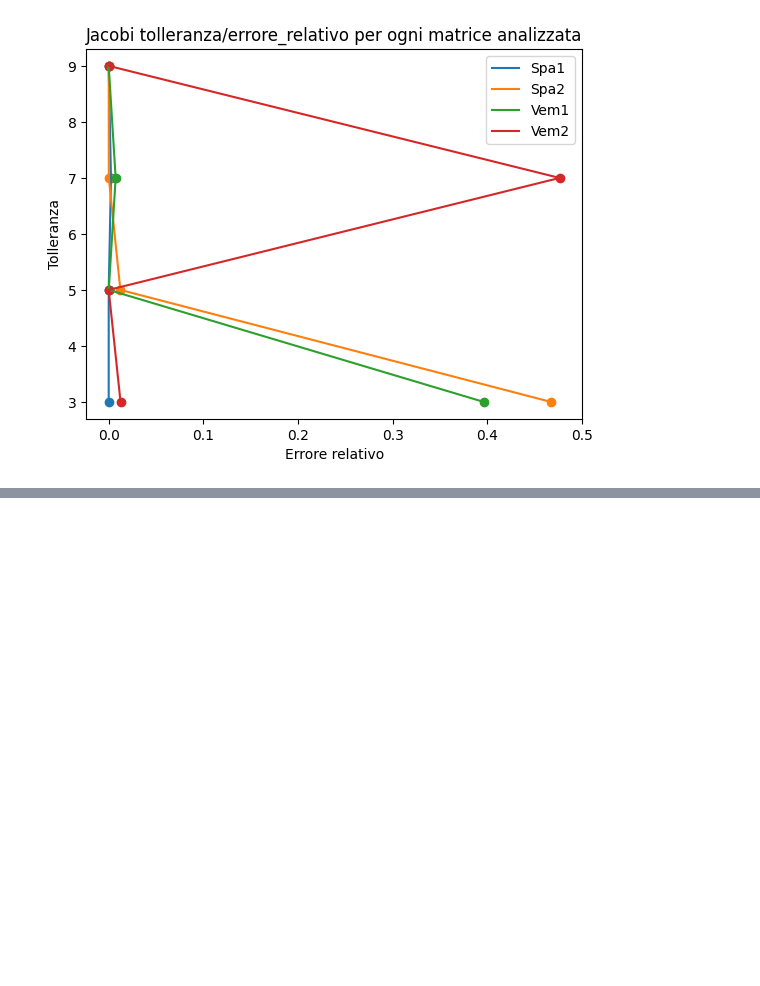
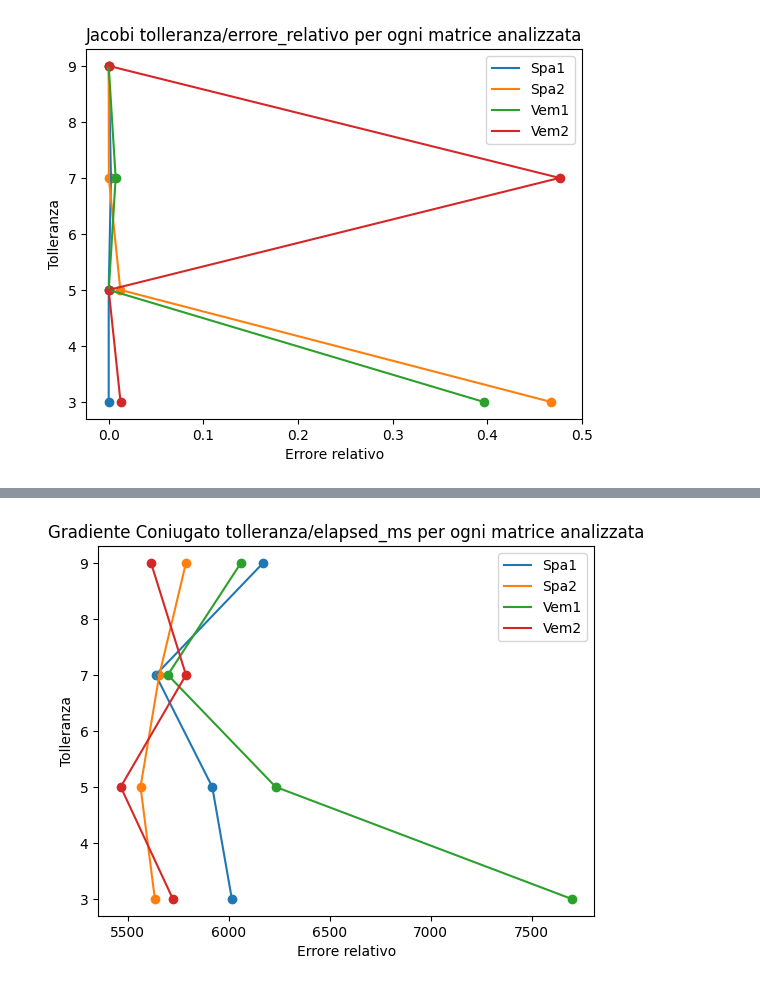
Before and after one commit to gabrielecanesi/iterative-solver, a Jupyter notebook: scripts/Graphs.ipynb, the cells around one changed output, grey strips where cells are left out. Drawn from its saved outputs; the diff is of its cells as text; code cells hidden in the pictures; blank space fills up the shorter version.

```diff
--- a/scripts/Graphs.ipynb
+++ b/scripts/Graphs.ipynb
@@ -256,0 +280,19 @@ plt.show()
+# %%
+plt.plot(grad_con_ems[0:4], tol, label='Spa1')
+plt.plot(grad_con_ems[4:8], tol, label='Spa2')
+plt.plot(grad_con_ems[8:12], tol, label='Vem1')
+plt.plot(grad_con_ems[12:16], tol, label='Vem2')
+
+plt.scatter(grad_con_ems[0:4], tol)
+plt.scatter(grad_con_ems[4:8], tol)
+plt.scatter(grad_con_ems[8:12], tol)
+plt.scatter(grad_con_ems[12:16], tol)
+plt.legend()
+
+plt.ylabel('Tolleranza')
+plt.xlabel('Errore relativo')
+plt.title('Gradiente Coniugato tolleranza/elapsed_ms per ogni matrice analizzata')
+
+plt.show()
+# %% [output]
+[figure, added]
```
Also changed, not shown: parts of 7 cells of this notebook.
